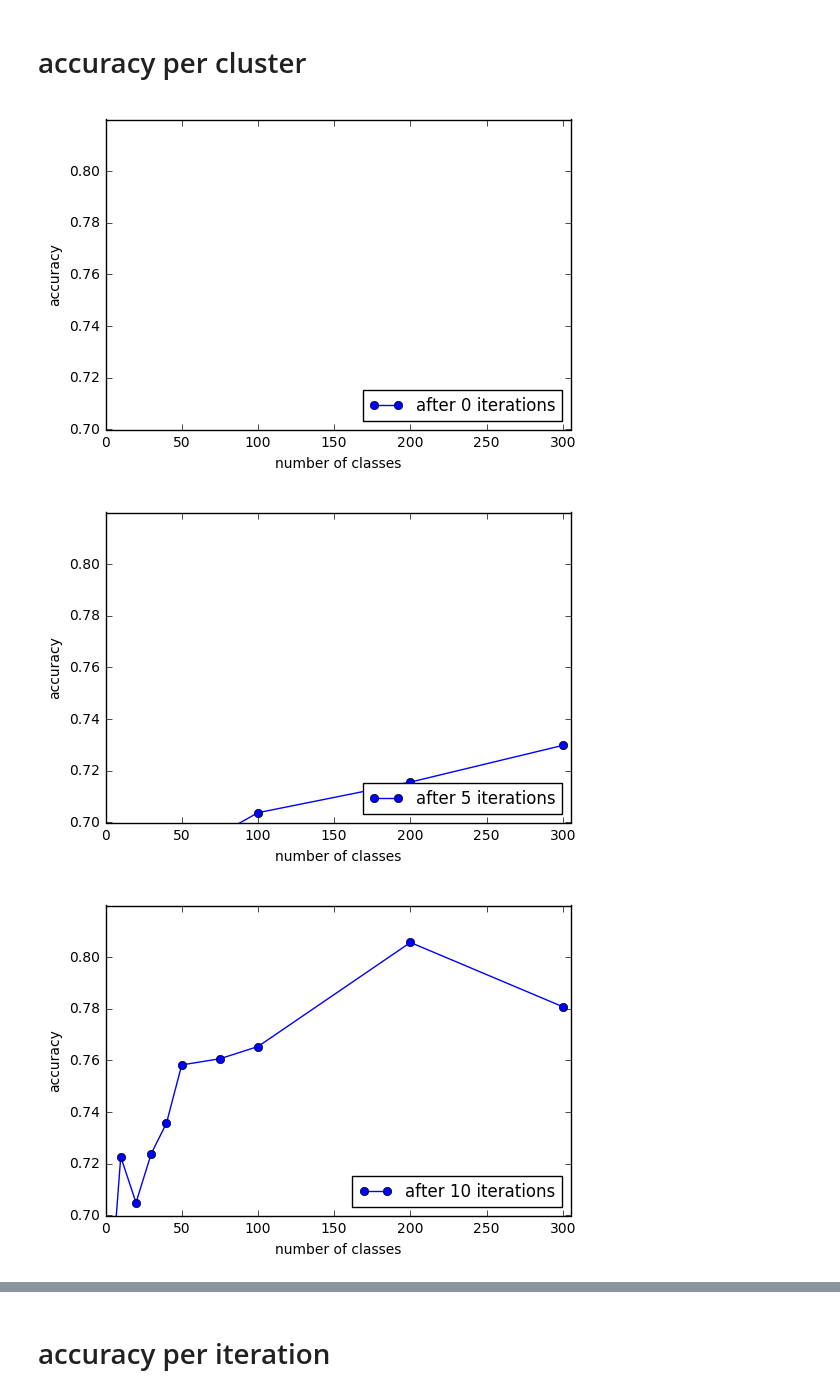
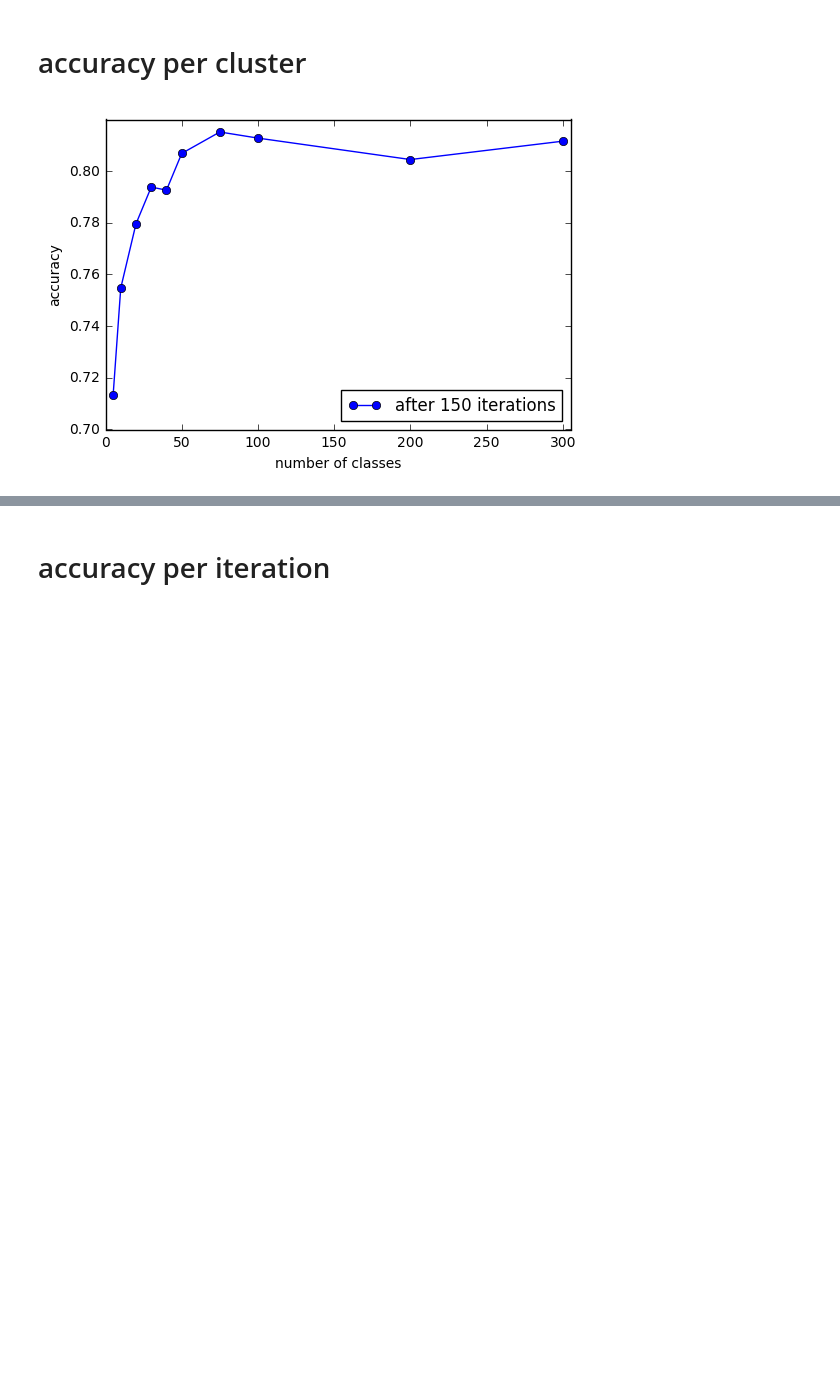
Before and after one commit to DavidZomerdijk/ULL2017, a Jupyter notebook: src/misc/makePlots.ipynb, the cells around one changed output, grey strips where cells are left out. Drawn from its saved outputs; the diff is of its cells as text; code cells hidden in the pictures; blank space fills up the shorter version.

```diff
--- a/src/misc/makePlots.ipynb
+++ b/src/misc/makePlots.ipynb
@@ -25,23 +25,17 @@ for cluster in clusters:
 # %% [markdown]
 # accuracy per cluster
 # %%
+n_of_iterations = 150
+data =  [(cluster, accuracies[cluster][n_of_iterations])  for cluster in clusters]
 
-
-for i in iterations:
-
-    n_of_iterations = i
-    data =  [(cluster, accuracies[cluster][n_of_iterations])  for cluster in clusters]
-
-    x_val = [x[0] for x in data]
-    y_val = [x[1] for x in data]
-    line1, = plt.plot(x_val,y_val, marker = 'o',label="after " + str(i) + " iterations")
-    plt.legend(handles=[line1], loc=4)
-    plt.axis([0, 305, 0.70, 0.82])
-    plt.xlabel('number of classes')
-    plt.ylabel('accuracy')
-    plt.savefig('accuracy_clusters.png')
-    plt.show()
+x_val = [x[0] for x in data]
+y_val = [x[1] for x in data]
+line1, = plt.plot(x_val,y_val, marker = 'o',label="after " + str(i) + " iterations")
+plt.legend(handles=[line1], loc=4)
+plt.axis([0, 305, 0.70, 0.82])
+plt.xlabel('number of classes')
+plt.ylabel('accuracy')
+plt.savefig('accuracy_clusters.png')
+plt.show()
 # %% [output]
-[figure, old version]
+[figure, new version]
-[figure, removed]
-[figure, removed]
```
Also changed, not shown: parts of 11 cells of this notebook, 1 other file.
